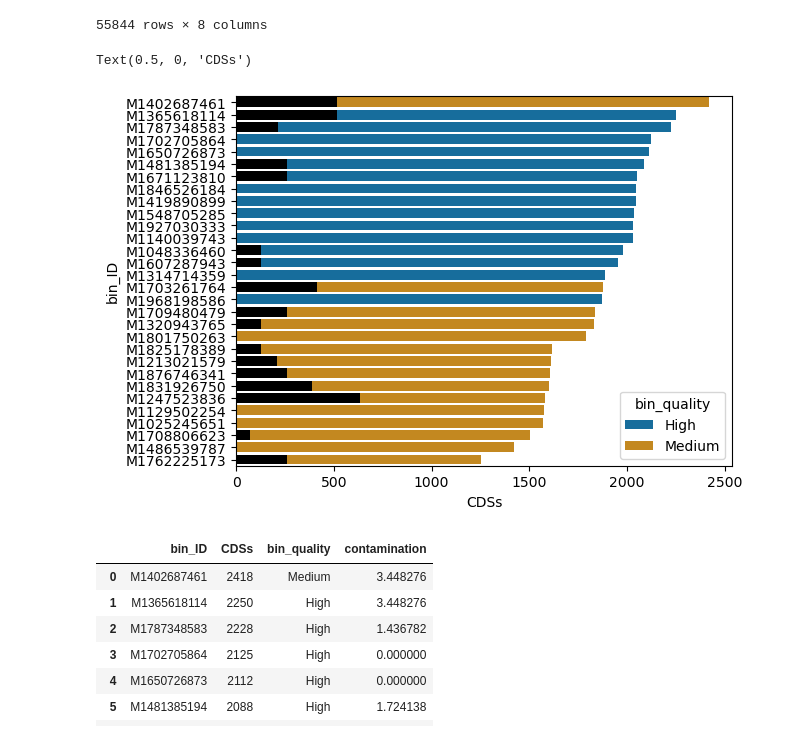
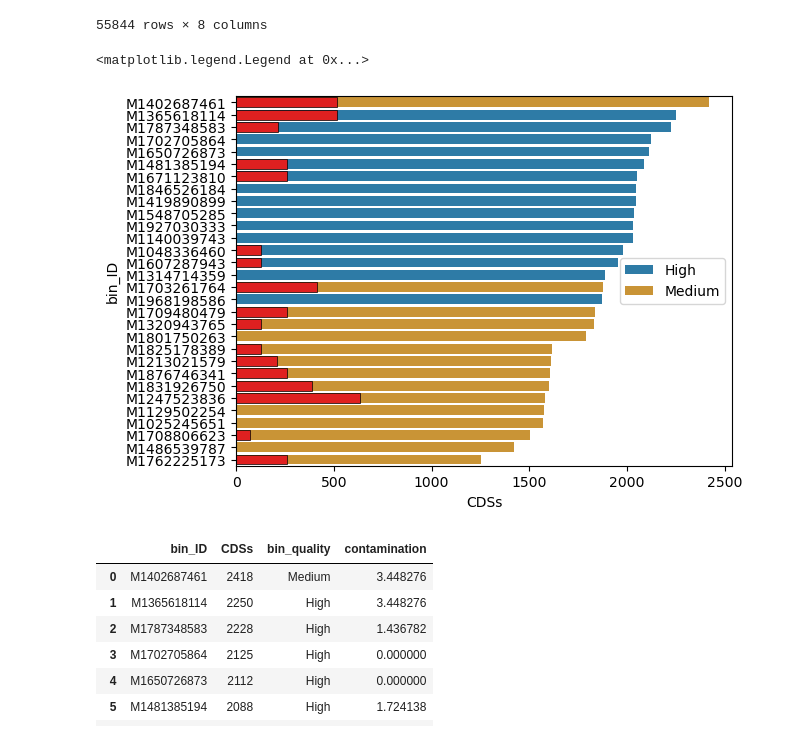
Before and after one commit to GentleHoney/Genomics_Project, a Jupyter notebook: proj_tmp.ipynb, the cells around one changed output. Drawn from its saved outputs; the diff is of its cells as text; code cells hidden in the pictures.

```diff
--- a/proj_tmp.ipynb
+++ b/proj_tmp.ipynb
@@ -376,14 +306,15 @@ CDS_stats
 # %%
 cds_count = CDS_stats.groupby('bin_ID')['ftype'].count().to_frame(name='CDSs').reset_index()
 cds_count=cds_count.merge(neat_features[['bin_ID','bin_quality','contamination']],on='bin_ID',how='left').sort_values('CDSs',ascending=False).reset_index(drop=True)
 cds_count['contamination'] = cds_count['contamination']*150
 fig,ax = plt.subplots()
-sns.barplot(cds_count,y='bin_ID',x='CDSs',hue='bin_quality',hue_order=['High','Medium'],orient='h',dodge=False)
-sns.barplot(cds_count,y='bin_ID',x='contamination',color='black',orient='h')
+sns.barplot(cds_count,y='bin_ID',x='CDSs',hue='bin_quality',hue_order=['High','Medium'],orient='h',dodge=False,alpha=.9)
+sns.barplot(cds_count,y='bin_ID',x='contamination',orient='h',color='red',edgecolor='black',linewidth=.5)
 ax.set_xlabel('CDSs')
+ax.legend()
 # %% [output]
-Text(0.5, 0, 'CDSs')
+<matplotlib.legend.Legend at 0x...>
-[figure, old version]
+[figure, new version]
 # %%
 cds_count
 # %% [output]
```
Also changed, not shown: parts of 14 cells of this notebook, 51 other files.
